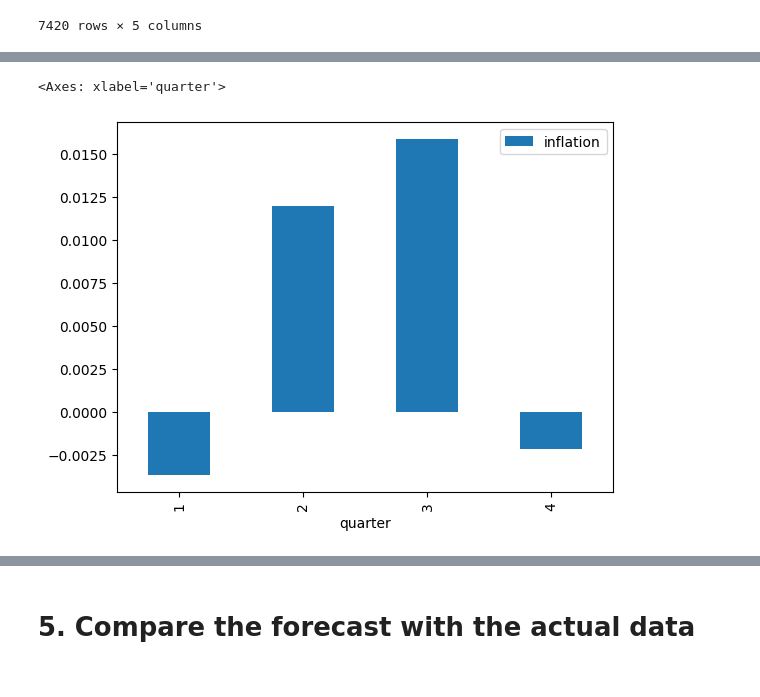
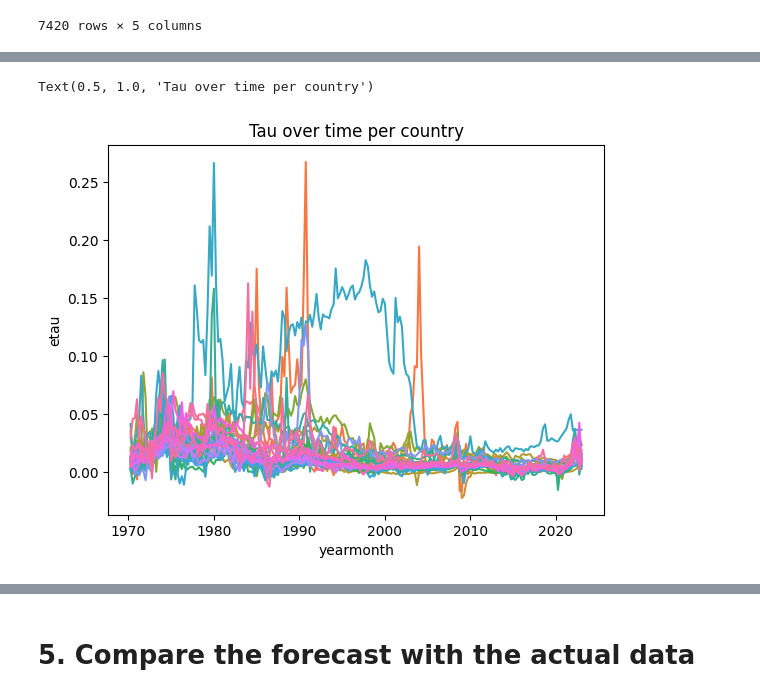
Before and after one commit to mvanaltvorst/seminar, a Jupyter notebook: notebooks/models/uc_sv_ss_model.ipynb, the cells around one changed output, grey strips where cells are left out. Cells and saved outputs as stored; diff of their text form; code cells hidden in the pictures.

```diff
--- a/notebooks/models/uc_sv_ss_model.ipynb
+++ b/notebooks/models/uc_sv_ss_model.ipynb
@@ -160,10 +164,16 @@ plt.legend()
-# %%
-forecast.query("Country == 'United States'").set_index("yearmonth").assign(
-    quarter = lambda x: x.index.quarter
-)[["inflation", "quarter"]].groupby("quarter").mean().plot.bar()
-# %% [output]
-<Axes: xlabel='quarter'>
-[figure, removed]
+# %%
+import seaborn as sns
+sns.lineplot(
+    data = model.stored_state_means["etau"].to_frame().reset_index(),
+    x = "yearmonth",
+    y = "etau",
+    hue = "Country"
+)
+plt.legend().remove()
+plt.title("Tau over time per country")
+# %% [output]
+Text(0.5, 1.0, 'Tau over time per country')
+[figure, added]
 # %%
 import seaborn as sns
 import matplotlib.pyplot as plt
```
Also changed, not shown: parts of 10 cells of this notebook, 2 other files.
